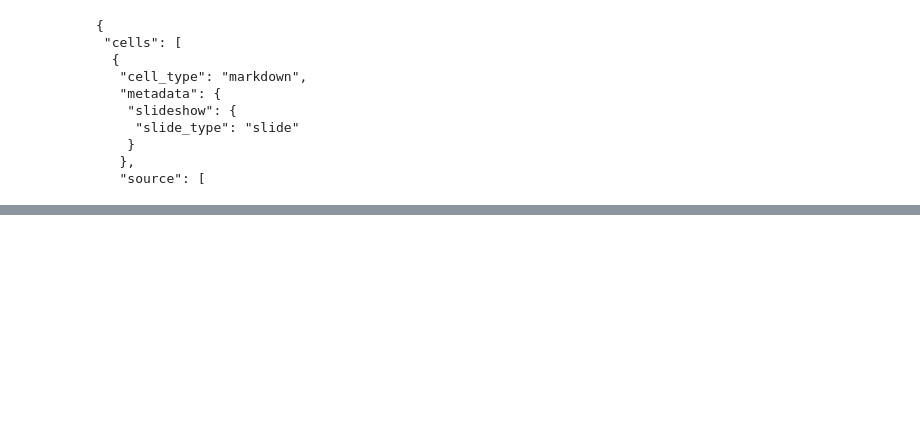
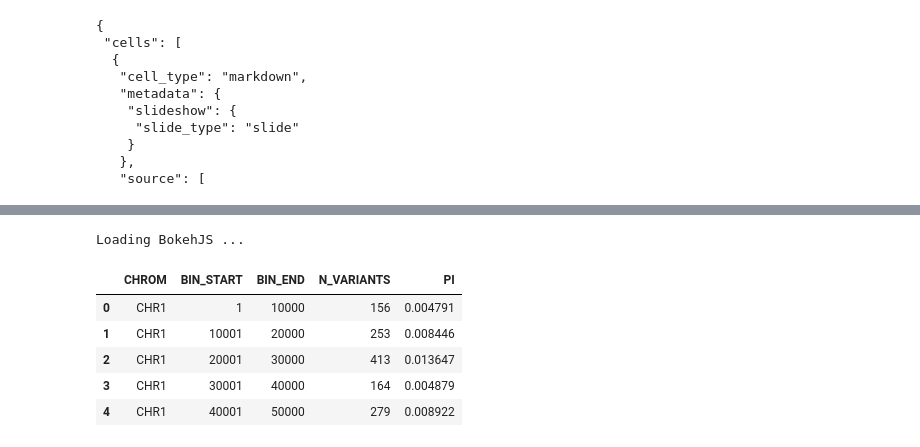
Before and after one commit to cfljam/TidyWGSWorkshop, a Jupyter notebook: Presentations/BetterBiggerDataSciConf_LincolnMay2017.ipynb, the cells around one changed output, grey strips where cells are left out. Drawn from its saved outputs; the diff is of its cells as text; code cells hidden in the pictures; blank space fills up the shorter version.

```diff
--- a/Presentations/BetterBiggerDataSciConf_LincolnMay2017.ipynb
+++ b/Presentations/BetterBiggerDataSciConf_LincolnMay2017.ipynb
@@ -58,0 +125,16 @@ https://github.com/cfljam/TidyWGSWorkshop/blob/master/Presentations/BetterBigger
+# %%
+import pandas as pd
+from bokeh.charts import Scatter,Histogram, output_notebook, show
+output_notebook()
+# %% [output]
+Loading BokehJS ...
+# %%
+PIdf=pd.read_table('../CK_13_CHR1.Pi.gz',compression='gzip')
+PIdf.head()
+# %% [output]
+|  | CHROM | BIN_START | BIN_END | N_VARIANTS | PI |
+| 0 | CHR1 | 1 | 10000 | 156 | 0.004791 |
+| 1 | CHR1 | 10001 | 20000 | 253 | 0.008446 |
+| 2 | CHR1 | 20001 | 30000 | 413 | 0.013647 |
+| 3 | CHR1 | 30001 | 40000 | 164 | 0.004879 |
+| 4 | CHR1 | 40001 | 50000 | 279 | 0.008922 |
```
Also changed, not shown: parts of 28 cells of this notebook.
